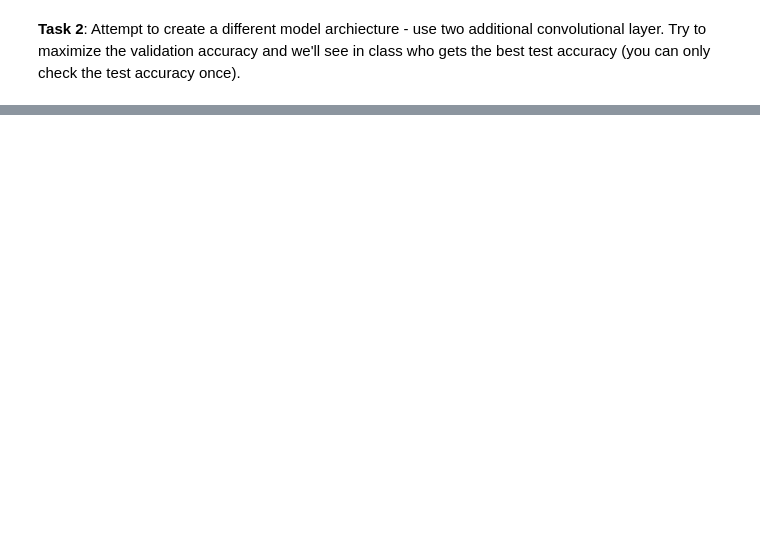
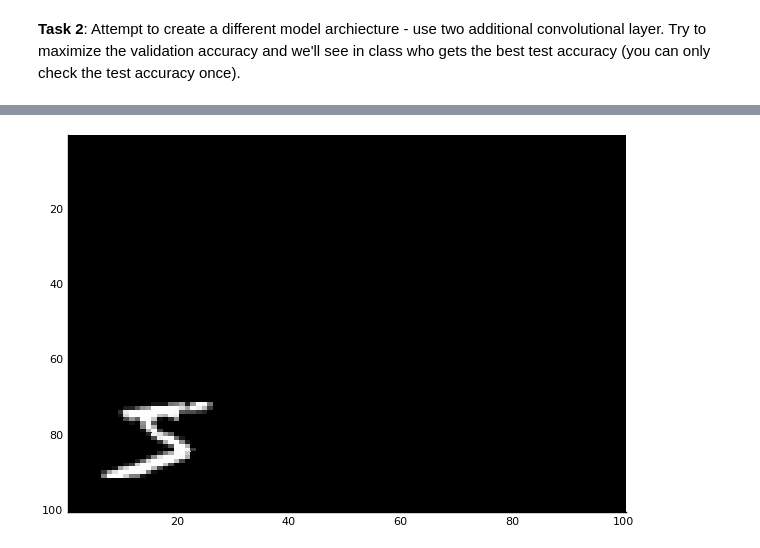
Before and after one commit to yoninazarathy/MathematicalEngineeringDeepLearning, a Jupyter notebook: Practical_Unit5/Practical5Julia.ipynb, the cells around one changed output, grey strips where cells are left out. Drawn from its saved outputs; the diff is of its cells as text; code cells hidden in the pictures; blank space fills up the shorter version.

```diff
--- a/Practical_Unit5/Practical5Julia.ipynb
+++ b/Practical_Unit5/Practical5Julia.ipynb
@@ -270,0 +283,8 @@ testModel(trainedModel)
+# %%
+using ImageCore
+digitsMNISTtrain_x, digitsMNISTtrain_y = MNIST.traindata()
+digitsMNISTtest_x,  digitsMNISTtest_y  = MNIST.testdata()
+@show size(digitsMNISTtrain_x)
+@show size(digitsMNISTtest_x)
+@show digitsMNISTtrain_y[1]
+MNIST.convert2image(digitsMNISTtrain_x[:,:,1])
@@ -270,0 +312,9 @@ testModel(trainedModel)
+# %%
+using Plots; pyplot()
+totalDim = 100
+img = zeros(100,100);
+x , y = rand(1:72),rand(1:72)
+img[x:(x+27),y:(y+27)] = digitsMNISTtrain_x[:,:,1]
+heatmap(img',yflip=true,legend=false,color=:greys)
+# %% [output]
+[figure, added]
```
Also changed, not shown: parts of 14 cells of this notebook.
